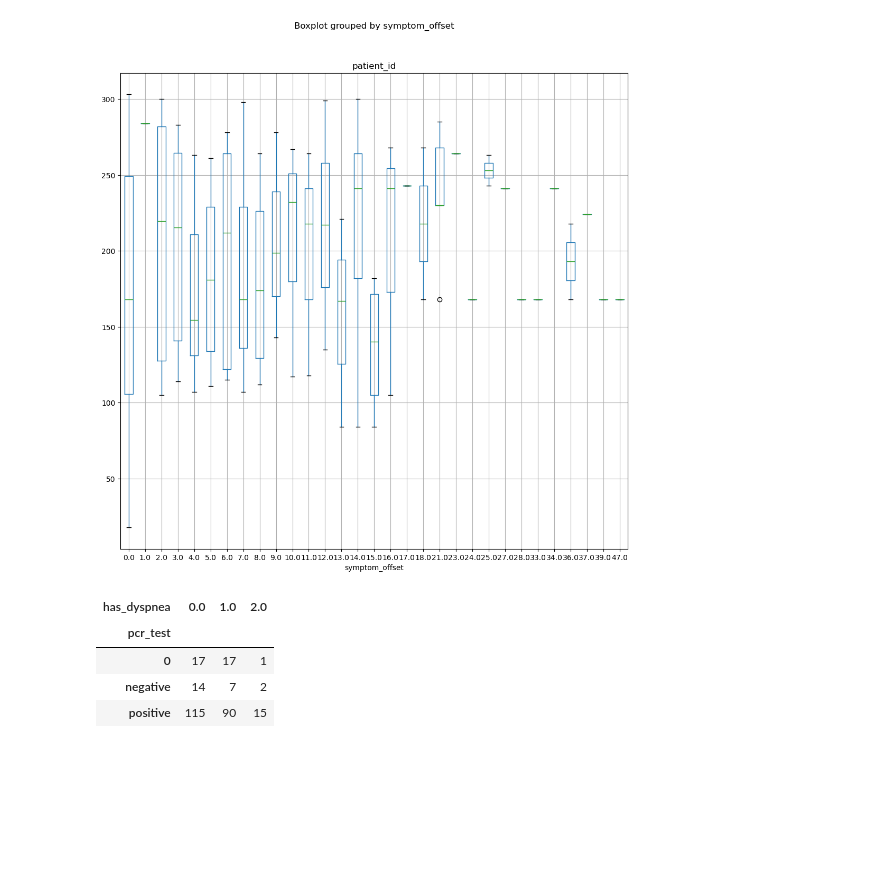
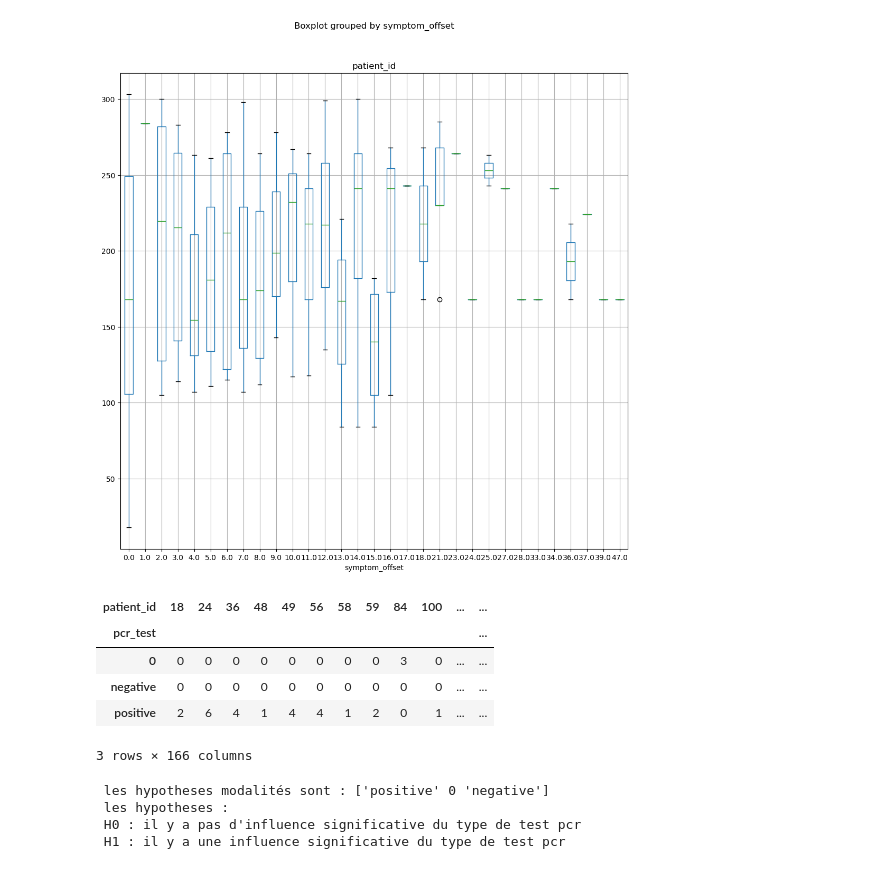
Before and after one commit to DataScientest-Studio/feb26_cds_covid, a Jupyter notebook: Untitled85.ipynb, the cells around one changed output. Cells and saved outputs as stored; diff of their text form; code cells hidden in the pictures; blank space fills up the shorter version.

```diff
--- a/Untitled85.ipynb
+++ b/Untitled85.ipynb
@@ -2,3 +2,6 @@
 import pandas as pd
 import matplotlib.pyplot as plt
 import seaborn as sns
+# %%
+df = pd.read_csv('metadata.csv')
+df.head()
@@ -298,10 +329,22 @@ df.boxplot(column = 'patient_id', by = 'symptom_offset', figsize = (12,12))
 <Axes: title={'center': 'patient_id'}, xlabel='symptom_offset'>
 [figure]
 # %%
-pd.crosstab(df['pcr_test'], df['has_dyspnea'])
+pd.crosstab(df['pcr_test'], df['patient_id'])
 # %% [output]
-| has_dyspnea | 0.0 | 1.0 | 2.0 |
-| pcr_test |  |  |  |
-| 0 | 17 | 17 | 1 |
-| negative | 14 | 7 | 2 |
-| positive | 115 | 90 | 15 |
+| patient_id | 18 | 24 | 36 | 48 | 49 | 56 | 58 | 59 | 84 | 100 | ... | ... |
+| pcr_test |  |  |  |  |  |  |  |  |  |  |  | ... |
+| 0 | 0 | 0 | 0 | 0 | 0 | 0 | 0 | 0 | 3 | 0 | ... | ... |
+| negative | 0 | 0 | 0 | 0 | 0 | 0 | 0 | 0 | 0 | 0 | ... | ... |
+| positive | 2 | 6 | 4 | 1 | 4 | 4 | 1 | 2 | 0 | 1 | ... | ... |
+3 rows × 166 columns
+# %%
+print(" les hypotheses modalités sont :",df['pcr_test'].unique())
+
+print(" les hypotheses :")
+print(" H0 : il y a pas d'influence significative du type de test pcr")
+print(" H1 : il y a une influence significative du type de test pcr")
+# %% [output]
+ les hypotheses modalités sont : ['positive' 0 'negative']
+ les hypotheses :
+ H0 : il y a pas d'influence significative du type de test pcr
+ H1 : il y a une influence significative du type de test pcr
```
Also changed, not shown: parts of 8 cells of this notebook.
